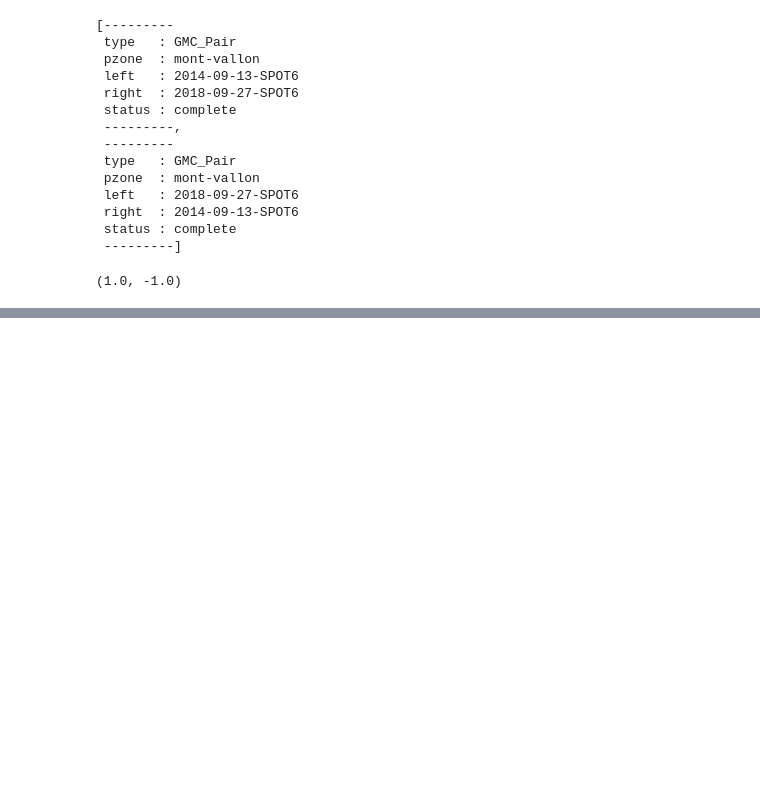
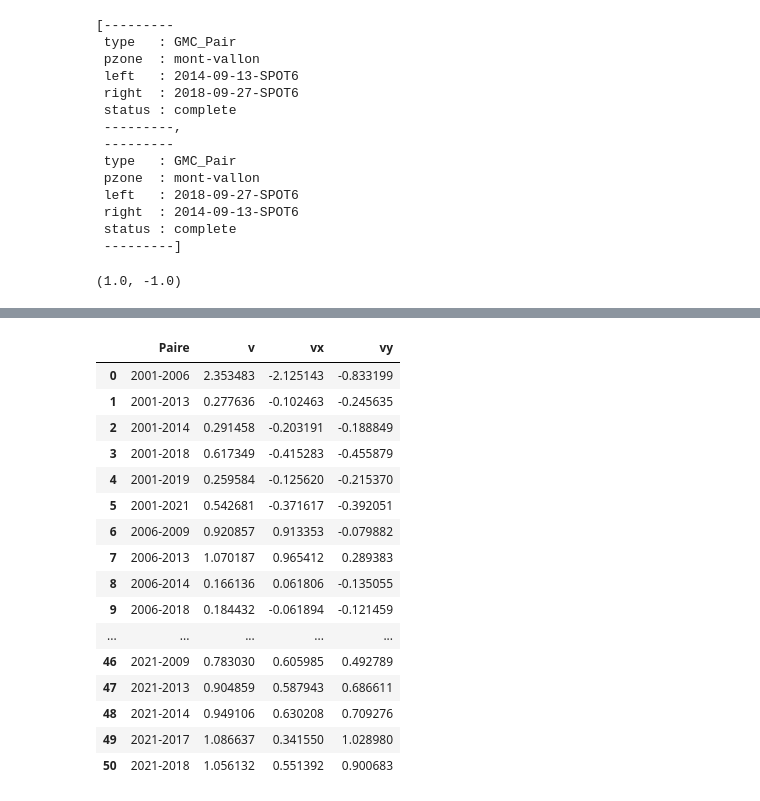
Before and after one commit to rgdyn-toolbox/GeoMultiCorr, a Jupyter notebook: src/manips_ronan.ipynb, the cells around one changed output, grey strips where cells are left out. Cells and saved outputs as stored; diff of their text form; code cells hidden in the pictures; blank space fills up the shorter version.

```diff
--- a/src/manips_ronan.ipynb
+++ b/src/manips_ronan.ipynb
@@ -224,0 +362,20 @@ np.ma.masked_array()
+# %%
+pd.read_csv('/home/gaiani/Documents/STAGE/GeoMultiCorr/src/dataframe_tri_paires.csv')
+# %% [output]
+|  | Paire | v | vx | vy |
+| 0 | 2001-2006 | 2.353483 | -2.125143 | -0.833199 |
+| 1 | 2001-2013 | 0.277636 | -0.102463 | -0.245635 |
+| 2 | 2001-2014 | 0.291458 | -0.203191 | -0.188849 |
+| 3 | 2001-2018 | 0.617349 | -0.415283 | -0.455879 |
+| 4 | 2001-2019 | 0.259584 | -0.125620 | -0.215370 |
+| 5 | 2001-2021 | 0.542681 | -0.371617 | -0.392051 |
+| 6 | 2006-2009 | 0.920857 | 0.913353 | -0.079882 |
+| 7 | 2006-2013 | 1.070187 | 0.965412 | 0.289383 |
+| 8 | 2006-2014 | 0.166136 | 0.061806 | -0.135055 |
+| 9 | 2006-2018 | 0.184432 | -0.061894 | -0.121459 |
+| ... | ... | ... | ... | ... |
+| 46 | 2021-2009 | 0.783030 | 0.605985 | 0.492789 |
+| 47 | 2021-2013 | 0.904859 | 0.587943 | 0.686611 |
+| 48 | 2021-2014 | 0.949106 | 0.630208 | 0.709276 |
+| 49 | 2021-2017 | 1.086637 | 0.341550 | 1.028980 |
+| 50 | 2021-2018 | 1.056132 | 0.551392 | 0.900683 |
```
Also changed, not shown: parts of 14 cells of this notebook, 5 other files.
